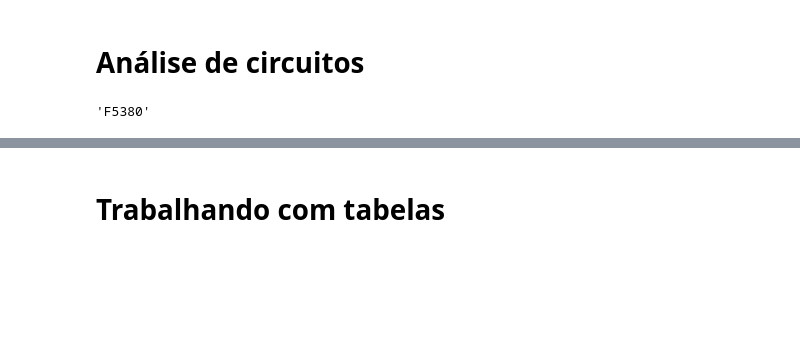
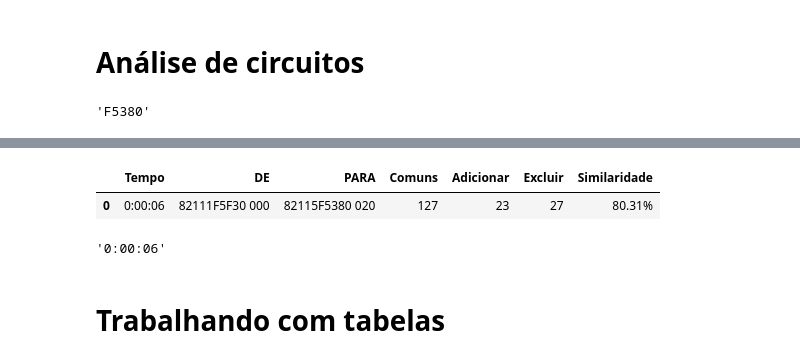
Before and after one commit to mantoan-thi/Wire-harness-analysis, a Jupyter notebook: Comparando_chicotes_Yazaki.ipynb, the cells around one changed output, grey strips where cells are left out. Saved outputs shown, nothing was run; the diff lists cells and outputs as text; code cells hidden in the pictures; blank space fills up the shorter version.

```diff
--- a/Comparando_chicotes_Yazaki.ipynb
+++ b/Comparando_chicotes_Yazaki.ipynb
@@ -23,7 +25,7 @@ df_sumarizado = pd.read_excel('/content/Consulta BOM v15.xlsm',sheet_name='SUMAR
 if 'OT_DISCRIMINADA' in df_circuitos.columns:
   df_circuitos = df_circuitos[['PROD_TERM', 'OT', 'OT_DISCRIMINADA', 'CIRC_ESQ','CIR_DIR', 'TIPO',
                               'BITOLA', 'COR', 'COMP', 'COD_OP_01_ESQ', 'TERMINAL_ESQ','ACC_ESQ_1',
-                              'COD_OP_01_DIR','TERMINAL_DIR','ACC_DIR_1','SOLDA']]
+                              'COD_OP_01_DIR','TERMINAL_DIR','ACC_DIR_1','SOLDA']].copy()
 
   # Obtenha os nomes dos índices para os quais a coluna 'OT_DISCRIMINADA' tem o valor SIM
 
@@ -33,6 +35,9 @@ if 'OT_DISCRIMINADA' in df_circuitos.columns:
     df_circuitos.drop(columns=['OT_DISCRIMINADA'],axis=1, inplace=True)
   df_circuitos.fillna(0,inplace=True)
 
+df_circuitos['COD_OP_01_ESQ'] = df_circuitos['COD_OP_01_ESQ'].apply(lambda x: 0 if x != 'U' else 'U')
+df_circuitos['COD_OP_01_DIR'] = df_circuitos['COD_OP_01_DIR'].apply(lambda x: 0 if x != 'U' else 'U')
+df_circuitos.head()
 # Quantidade de circuitos por part number
 lista_pn = []
 pn_anterior = 0
@@ -67,7 +72,7 @@ while contador1 < lista_pn['Part_number'].shape[0]:
   contador2 = 0
 lista_de_comparacao = pd.DataFrame(lista_de_comparacao,columns=['Part Numbers'])
 # %%
-def analisar(list_comp):
+def analisar(list_comp,tol):
   contar1 = 0
   contar2 = 0
   list_comp['Delta'] = 0
@@ -88,11 +93,11 @@ def analisar(list_comp):
         JTA = str(list_comp['SOLDA'].iloc[contar1])[0]
         JTB = str(list_comp['SOLDA'].iloc[contar2])[0]
         if tipoA == tipoB:                            # Comparando Tipo,Bit e cor
-          if COMPA == COMPB or dif < 50:              # Checando dimensional
-            if TAE==TBE or TAD==TBD:                  # Terminais
+          if COMPA == COMPB or dif < tol:              # Checando dimensional
+            if TAE==TBE and TAD==TBD:                  # Terminais
               list_comp['Delta'].iloc[contar1] ='Comum'
               list_comp['Delta'].iloc[contar2] ='Comum'
-            if TAE==TBD or TAD==TBE:                  # Terminais
+            if TAE==TBD and TAD==TBE:                  # Terminais
               list_comp['Delta'].iloc[contar1] ='Comum'
               list_comp['Delta'].iloc[contar2] ='Comum'
 
@@ -159,2 +194,11 @@ See the caveats in the documentation: https://pandas.pydata.org/pandas-docs/stab
+# %%
+lista_de_pn_comparados.sort_values(by=['Similaridade'],ascending=False).reset_index(drop=True)
+# %% [output]
+|  | Tempo | DE | PARA | Comuns | Adicionar | Excluir | Similaridade |
+| 0 | 0:00:06 | 82111F5F30 000 | 82115F5380 020 | 127 | 23 | 27 | 80.31% |
+# %%
+str(tempo_transcorrido)[0:7]
+# %% [output]
+'0:00:06'
 # %% [markdown]
 # Trabalhando com tabelas
```
Also changed, not shown: parts of 4 cells of this notebook.
